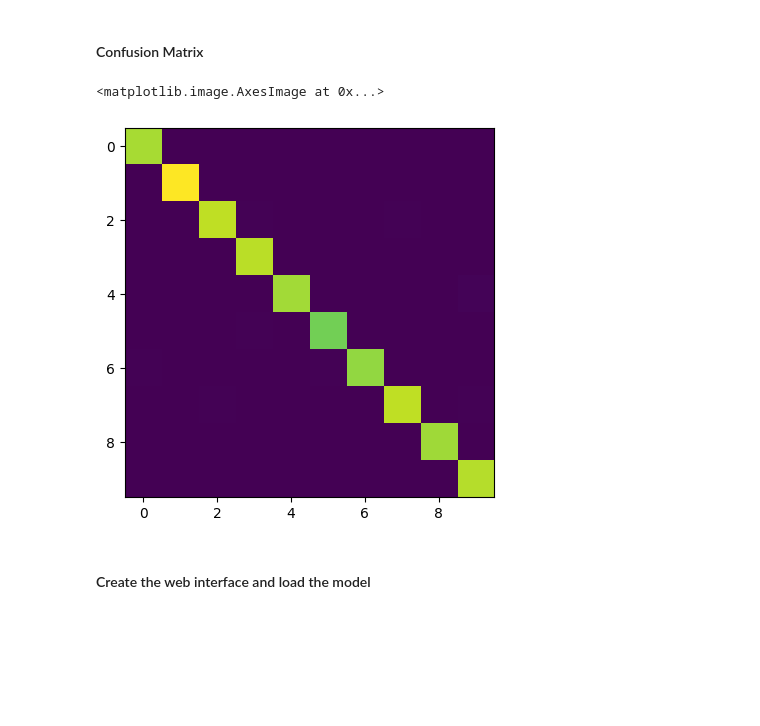
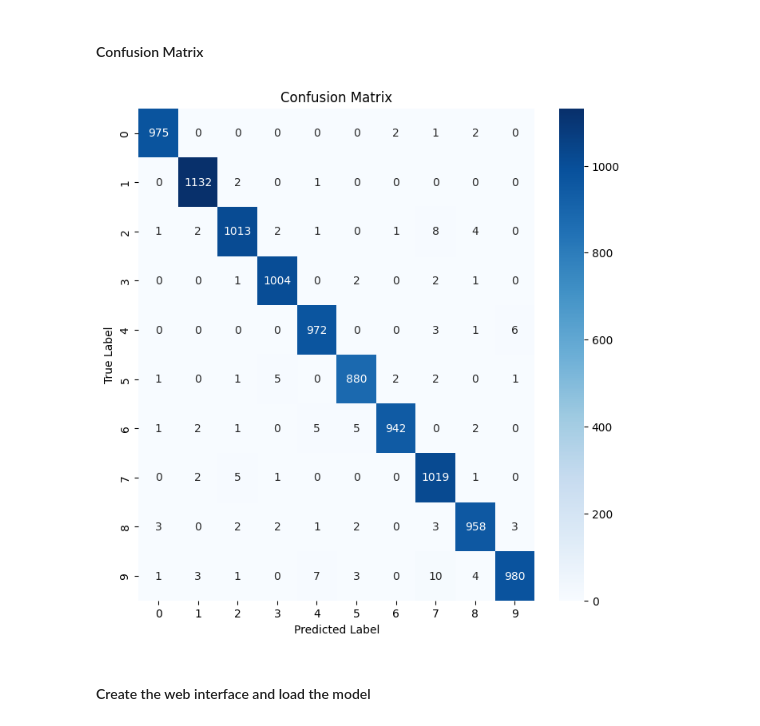
Before and after one commit to Stefanel99/mnist_cnn_classifier, a Jupyter notebook: analysis.ipynb, the cells around one changed output. Saved outputs shown, nothing was run; the diff lists cells and outputs as text; code cells hidden in the pictures; blank space fills up the shorter version.

```diff
--- a/analysis.ipynb
+++ b/analysis.ipynb
@@ -210,31 +219,45 @@ plt.show()
 # %%
 model.eval()
 all_preds,all_labels=[],[]
 with torch.no_grad():
     for images,labels in test_loader:
         images = images.to(device)
         labels = labels.to(device)
         output = model(images)
         _,preds=torch.max(output,1)
 
         if device == "cpu":
             all_preds.append(preds)
             all_labels.append(labels)
         elif device == "cuda":
             all_preds.append(preds.cpu())
             all_labels.append(labels.cpu())
         else:
             raise ValueError(f"Unsuported device: {device}. Expected 'cpu' or 'gpu'.")
 all_preds=torch.cat(all_preds)
 all_labels=torch.cat(all_labels)
 
 
 cm=torchmetrics.ConfusionMatrix(task='multiclass',num_classes=10)
 confusion_matrix=cm(all_preds,all_labels)
-plt.imshow(confusion_matrix)
+
+#plt.imshow(confusion_matrix)
+converted_confusion_matrix=confusion_matrix.cpu().numpy()
+
+plt.figure(figsize=(8,8))
+sns.heatmap(converted_confusion_matrix,annot=True,
+            fmt='d',cmap='Blues',xticklabels=range(10),
+            yticklabels=range(10))
+
+plt.title('Confusion Matrix')
+plt.ylabel('True Label')
+plt.xlabel('Predicted Label')
+plots_dir="plots"
+os.makedirs(plots_dir,exist_ok=True)
+save_path=os.path.join(plots_dir,"confusion_matrix.png")
+plt.savefig(save_path)
 # %% [output]
-<matplotlib.image.AxesImage at 0x...>
-[figure, old version]
+[figure, new version]
 # %% [markdown]
 #### Create the web interface and load the model
 # %%
```
Also changed, not shown: parts of 4 cells of this notebook, 11 other files.
